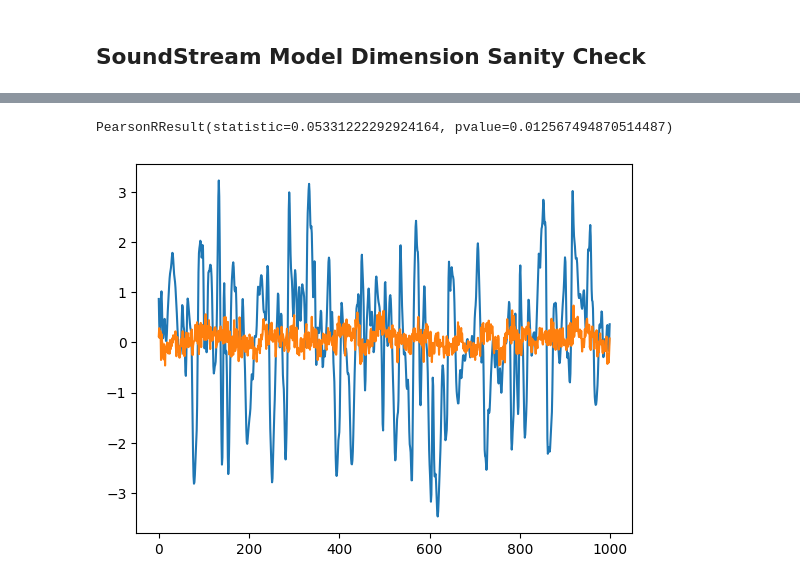
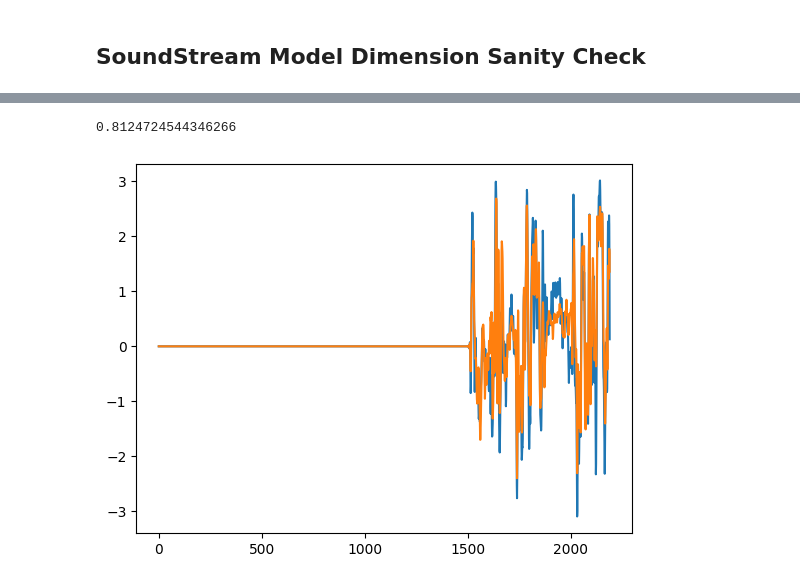
Before and after one commit to tejasprabhune/rt-vocaltract, a Jupyter notebook: notebooks/data_libri_explore.ipynb, the cells around one changed output, grey strips where cells are left out. Drawn from its saved outputs; the diff is of its cells as text; code cells hidden in the pictures.

Commit message:
First training code

```diff
--- a/notebooks/data_libri_explore.ipynb
+++ b/notebooks/data_libri_explore.ipynb
@@ -192,6 +199,8 @@ disc = models.MelGANMultiScaleDiscriminator(
     out_channels=1
 )
 # %%
-root = pathlib.Path("/data/prabhune/rt_vocaltract/ckpts/def")
-config = Configs.load_config(root / "ssinv_def.yaml")
-ckpt = root / "ssinv_l1_0.14.pth"
+root = pathlib.Path("/data/prabhune/rt_vocaltract/ckpts/")
+config = Configs.load_config(root / "def" / "ssinv_def.yaml")
+ckpt = root / "def" / "ssinv_l1_0.22.pth"
+# %%
+train_data, val_data, test_data = Configs.load_dataset(config)
@@ -198,4 +213,4 @@ ckpt = root / "ssinv_l1_0.14.pth"
 # %%
 model = Configs.load_model(config, ckpt)
 # %%
-wav, feat = lttsr[0]
+wav, feat = val_data[1012]
@@ -206,11 +225,15 @@ feat_hat = datasets.LibriTTSRDataset.pad_feat(feat_hat)
 # %%
 feat_hat = feat_hat.squeeze(0).detach().numpy()
 feat = feat.detach().numpy()
+# %%
+feat_hat = linear_inversion.EMADataset.butter_bandpass_filter(feat_hat, 10, 50)
+feat = linear_inversion.EMADataset.butter_bandpass_filter(feat, 10, 50)
 # %%
-feat_num = 5
-plt.plot(feat[500:1500, feat_num])
-plt.plot(feat_hat[500:1500, feat_num])
-pearsonr(feat[:, feat_num], feat_hat[:, feat_num])
+feat_num = 0
+plt.plot(feat[:, feat_num])
+plt.plot(feat_hat[:, feat_num])
+corrs = np.array([pearsonr(feat[:, i], feat_hat[:, i])[0] for i in range(feat.shape[1])]).mean()
+print(corrs)
 # %% [output]
-PearsonRResult(statistic=0.05331222292924164, pvalue=0.012567494870514487)
+0.8124724544346266
-[figure, old version]
+[figure, new version]
```
Also changed, not shown: parts of 15 cells of this notebook, 5 other files.
